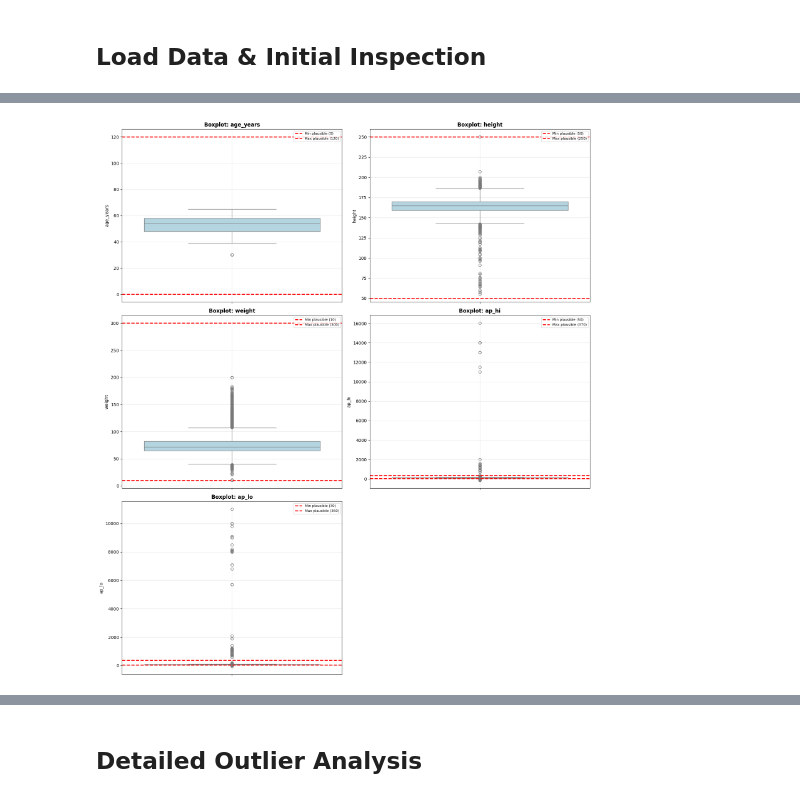
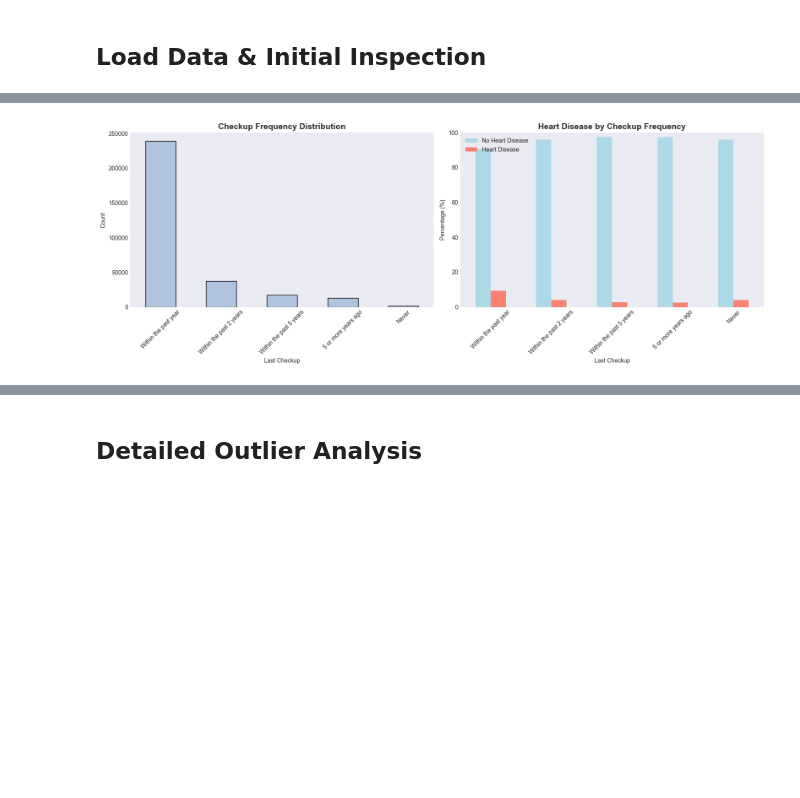
Before and after one commit to eyyuboeztuerk-arch/DPP-Stackfuel-Data-Science-Projekt, a Jupyter notebook: notebooks/01_exploration.ipynb, the cells around one changed output, grey strips where cells are left out. Cells and saved outputs as stored; diff of their text form; code cells hidden in the pictures; blank space fills up the shorter version.

```diff
--- a/notebooks/01_exploration.ipynb
+++ b/notebooks/01_exploration.ipynb
@@ -491,12 +398,0 @@ Numeric variables:
-# %%
-# Categorical variables
-categorical_cols = df.select_dtypes(include=['category']).columns.tolist()
-
-if categorical_cols:
-    print("\nCATEGORICAL VARIABLES:")
-    for col in categorical_cols:
-        if col != 'Heart_Disease':  # Target variable already analyzed
-            print(f"\n{col.upper()}:")
-            value_counts = df[col].value_counts()
-            for val, count in value_counts.items():
-                print(f"  {val}: {count:,} ({count/len(df)*100:.1f}%)")
@@ -1472,32 +1263,76 @@ Underweight             590
 # %%
 # =============================================================================
-# VISUALIZATION: BOXPLOTS WITH PLAUSIBILITY RANGES
+# 16. CHECKUP FREQUENCY ANALYSIS
 # =============================================================================
+print("\n" + "="*80)
+print("CHECKUP FREQUENCY ANALYSIS")
+print("="*80)
 
-print("\n\nVISUALIZATION: BOXPLOTS WITH PLAUSIBILITY RANGES")
+# CRITICAL FIX: Reload data to get original Heart_Disease values
+df_temp = pd.read_csv(csv_path)
+
+# Convert Heart_Disease to numeric
+if df_temp['Heart_Disease'].dtype == 'object' or df_temp['Heart_Disease'].dtype.name == 'category':
+    df['Heart_Disease'] = df_temp['Heart_Disease'].map({'No': 0, 'Yes': 1})
+
+checkup_dist = df_temp['Checkup'].value_counts()
+print("\nCheckup Frequency Distribution:")
+for checkup, count in checkup_dist.items():
+    print(f"  {checkup:35}: {count:,} ({count/len(df)*100:.1f}%)")
+
+# Visualize
+fig, axes = plt.subplots(1, 2, figsize=(16, 6))
+
+# Checkup distribution
+checkup_order = ['Within the past year', 'Within the past 2 years',
+                 'Within the past 5 years', '5 or more years ago', 'Never']
+checkup_dist_ordered = df_temp['Checkup'].value_counts().reindex(checkup_order)
+checkup_dist_ordered.plot(kind='bar', color='lightsteelblue', edgecolor='black', ax=axes[0])
+axes[0].set_title('Checkup Frequency Distribution', fontsize=14, fontweight='bold')
+axes[0].set_xlabel('Last Checkup')
+axes[0].set_ylabel('Count')
+axes[0].tick_params(axis='x', rotation=45)
+axes[0].grid(True, alpha=0.3)
+
+# Checkup vs Heart Disease (ROBUST)
+checkup_heart_data = []
+
+print("\nHeart Disease Prevalence by Checkup Frequency:")
 print("="*60)
 
-fig, axes = plt.subplots(3, 2, figsize=(16, 18))
-axes = axes.ravel()
+for checkup_status in checkup_order:
+    checkup_mask = df_temp['Checkup'] == checkup_status
+    checkup_subset = df[checkup_mask].copy()
+    total = len(checkup_subset)
 
-for i, var in enumerate(important_vars[:5]):
-    # Boxplot
-    sns.boxplot(data=df, y=var, ax=axes[i], color='lightblue')
+    if total > 0:
+        hd_yes = (checkup_subset['Heart_Disease'] == 1).sum()
+        hd_no = (checkup_subset['Heart_Disease'] == 0).sum()
 
-    # Add plausibility range lines if available
-    if var in plausibility_ranges:
-        ranges = plausibility_ranges[var]
-        axes[i].axhline(y=ranges['min'], color='red', linestyle='--',
-                       linewidth=2, label=f"Min plausible ({ranges['min']})")
-        axes[i].axhline(y=ranges['max'], color='red', linestyle='--',
-                       linewidth=2, label=f"Max plausible ({ranges['max']})")
+        hd_yes_pct = (hd_yes / total) * 100
+        hd_no_pct = (hd_no / total) * 100
 
-    axes[i].set_title(f'Boxplot: {var}', fontweight='bold', fontsize=12)
-    axes[i].legend(loc='upper right', fontsize=8)
-    axes[i].grid(True, alpha=0.3)
+        checkup_heart_data.append({
+            'Checkup': checkup_status,
+            'No Heart Disease': hd_no_pct,
+            'Heart Disease': hd_yes_pct
+        })
 
-# Hide the 6th (empty) subplot
-axes[5].set_visible(False)
+        print(f"  {checkup_status:35}: {hd_yes:,}/{total:,} = {hd_yes_pct:.1f}% have heart disease")
+
+print("="*60)
+
+checkup_heart_df = pd.DataFrame(checkup_heart_data)
+checkup_heart_df.set_index('Checkup', inplace=True)
+
+checkup_heart_df.plot(kind='bar', stacked=False, color=['lightblue', 'salmon'], ax=axes[1])
+axes[1].set_title('Heart Disease by Checkup Frequency', fontsize=14, fontweight='bold')
+axes[1].set_xlabel('Last Checkup')
+axes[1].set_ylabel('Percentage (%)')
+axes[1].legend(['No Heart Disease', 'Heart Disease'], loc='upper left')
+axes[1].tick_params(axis='x', rotation=45)
+axes[1].grid(True, alpha=0.3)
+axes[1].set_ylim([0, 100])
 
 plt.tight_layout()
 plt.show()
@@ -1507 +1359 @@ VISUALIZATION: BOXPLOTS WITH PLAUSIBILITY RANGES
-[figure, old version]
+[figure, new version]
```
Also changed, not shown: parts of 41 cells of this notebook.
